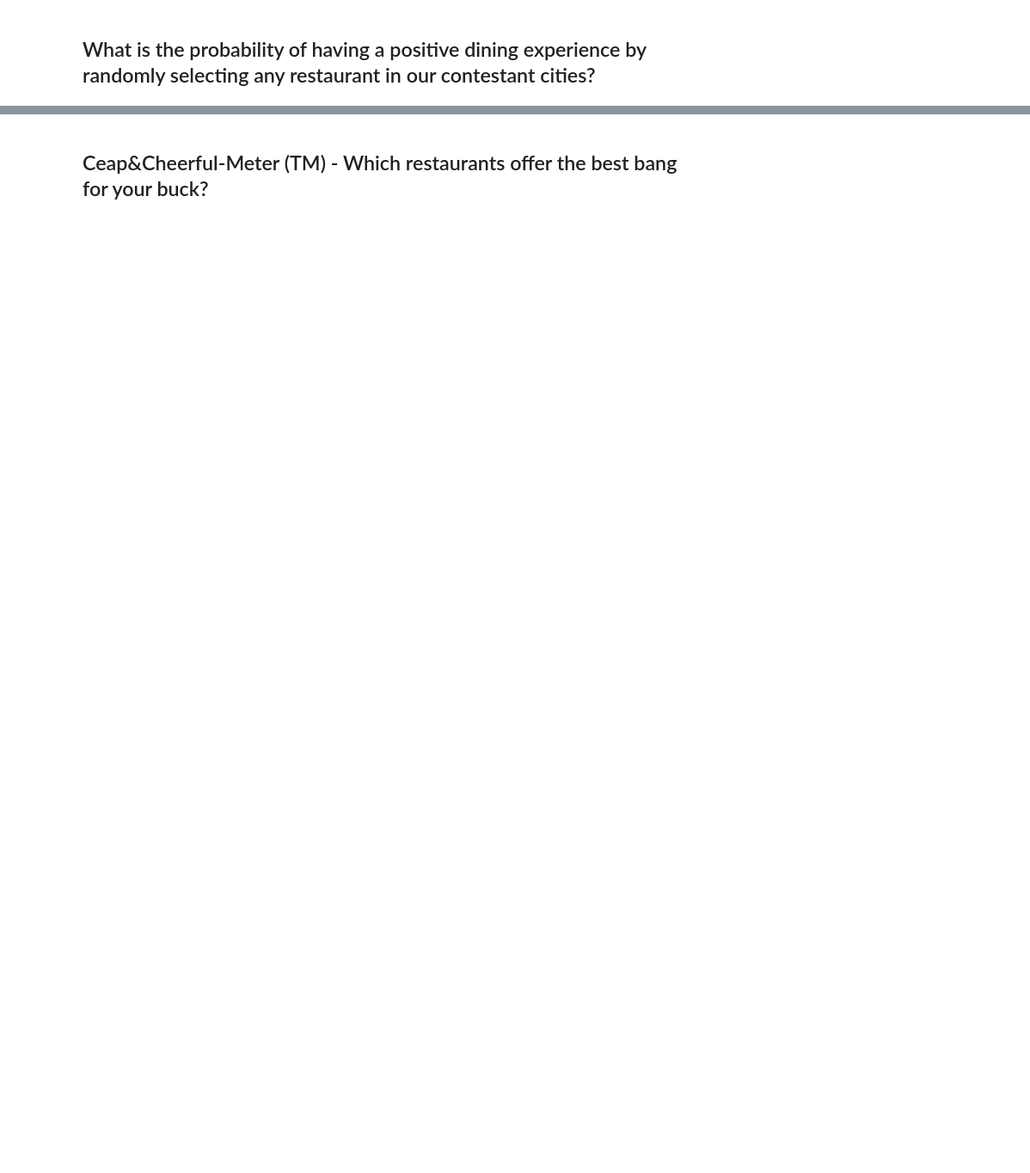
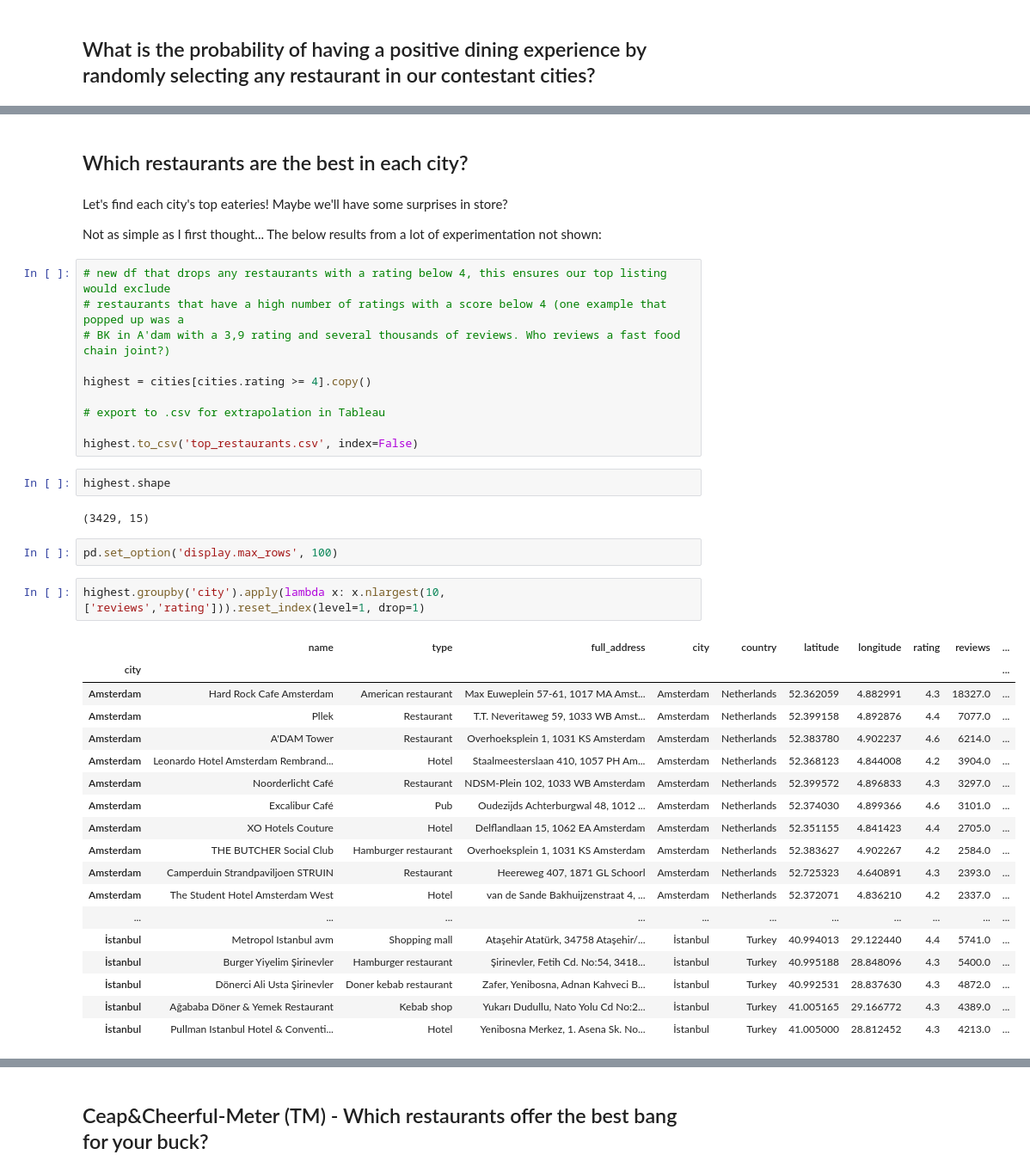
Before and after one commit to NicolasVollmer/My_Ironhack_Mid-Bootcamp_Project, a Jupyter notebook: Nicolas' Mid-Bootcamp Project | A Gastro-Scene Showdown!.ipynb, the cells around one changed output, grey strips where cells are left out. Shown at 86% size. Saved outputs shown, nothing was run; the diff lists cells and outputs as text; blank space fills up the shorter version.

Commit message:
not complete, but will have to do for presentation

```diff
--- a/Nicolas' Mid-Bootcamp Project | A Gastro-Scene Showdown!.ipynb
+++ b/Nicolas' Mid-Bootcamp Project | A Gastro-Scene Showdown!.ipynb
@@ -544,0 +532,43 @@ This will be solved using Tableau
+# %% [markdown]
+## Which restaurants are the best in each city?
+# %% [markdown]
+Let's find each city's top eateries! Maybe we'll have some surprises in store?
+
+Not as simple as I first thought... The below results from a lot of experimentation not shown:
+# %%
+# new df that drops any restaurants with a rating below 4, this ensures our top listing would exclude
+# restaurants that have a high number of ratings with a score below 4 (one example that popped up was a
+# BK in A'dam with a 3,9 rating and several thousands of reviews. Who reviews a fast food chain joint?)
+
+highest = cities[cities.rating >= 4].copy()
+
+# export to .csv for extrapolation in Tableau
+
+highest.to_csv('top_restaurants.csv', index=False)
+# %%
+highest.shape
+# %% [output]
+(3429, 15)
+# %%
+pd.set_option('display.max_rows', 100)
+# %%
+highest.groupby('city').apply(lambda x: x.nlargest(10, ['reviews','rating'])).reset_index(level=1, drop=1)
+# %% [output]
+|  | name | type | full_address | city | country | latitude | longitude | rating | reviews | ... |
+| city |  |  |  |  |  |  |  |  |  | ... |
+| Amsterdam | Hard Rock Cafe Amsterdam | American restaurant | Max Euweplein 57-61, 1017 MA Amst... | Amsterdam | Netherlands | 52.362059 | 4.882991 | 4.3 | 18327.0 | ... |
+| Amsterdam | Pllek | Restaurant | T.T. Neveritaweg 59, 1033 WB Amst... | Amsterdam | Netherlands | 52.399158 | 4.892876 | 4.4 | 7077.0 | ... |
+| Amsterdam | A'DAM Tower | Restaurant | Overhoeksplein 1, 1031 KS Amsterdam | Amsterdam | Netherlands | 52.383780 | 4.902237 | 4.6 | 6214.0 | ... |
+| Amsterdam | Leonardo Hotel Amsterdam Rembrand... | Hotel | Staalmeesterslaan 410, 1057 PH Am... | Amsterdam | Netherlands | 52.368123 | 4.844008 | 4.2 | 3904.0 | ... |
+| Amsterdam | Noorderlicht Café | Restaurant | NDSM-Plein 102, 1033 WB Amsterdam | Amsterdam | Netherlands | 52.399572 | 4.896833 | 4.3 | 3297.0 | ... |
+| Amsterdam | Excalibur Café | Pub | Oudezijds Achterburgwal 48, 1012 ... | Amsterdam | Netherlands | 52.374030 | 4.899366 | 4.6 | 3101.0 | ... |
+| Amsterdam | XO Hotels Couture | Hotel | Delflandlaan 15, 1062 EA Amsterdam | Amsterdam | Netherlands | 52.351155 | 4.841423 | 4.4 | 2705.0 | ... |
+| Amsterdam | THE BUTCHER Social Club | Hamburger restaurant | Overhoeksplein 1, 1031 KS Amsterdam | Amsterdam | Netherlands | 52.383627 | 4.902267 | 4.2 | 2584.0 | ... |
+| Amsterdam | Camperduin Strandpaviljoen STRUIN | Restaurant | Heereweg 407, 1871 GL Schoorl | Amsterdam | Netherlands | 52.725323 | 4.640891 | 4.3 | 2393.0 | ... |
+| Amsterdam | The Student Hotel Amsterdam West | Hotel | van de Sande Bakhuijzenstraat 4, ... | Amsterdam | Netherlands | 52.372071 | 4.836210 | 4.2 | 2337.0 | ... |
+| ... | ... | ... | ... | ... | ... | ... | ... | ... | ... | ... |
+| İstanbul | Metropol Istanbul avm | Shopping mall | Ataşehir Atatürk, 34758 Ataşehir/... | İstanbul | Turkey | 40.994013 | 29.122440 | 4.4 | 5741.0 | ... |
+| İstanbul | Burger Yiyelim Şirinevler | Hamburger restaurant | Şirinevler, Fetih Cd. No:54, 3418... | İstanbul | Turkey | 40.995188 | 28.848096 | 4.3 | 5400.0 | ... |
+| İstanbul | Dönerci Ali Usta Şirinevler | Doner kebab restaurant | Zafer, Yenibosna, Adnan Kahveci B... | İstanbul | Turkey | 40.992531 | 28.837630 | 4.3 | 4872.0 | ... |
+| İstanbul | Ağababa Döner & Yemek Restaurant | Kebab shop | Yukarı Dudullu, Nato Yolu Cd No:2... | İstanbul | Turkey | 41.005165 | 29.166772 | 4.3 | 4389.0 | ... |
+| İstanbul | Pullman Istanbul Hotel & Conventi... | Hotel | Yenibosna Merkez, 1. Asena Sk. No... | İstanbul | Turkey | 41.005000 | 28.812452 | 4.3 | 4213.0 | ... |
```
Also changed, not shown: parts of 66 cells of this notebook, 1 other file.
